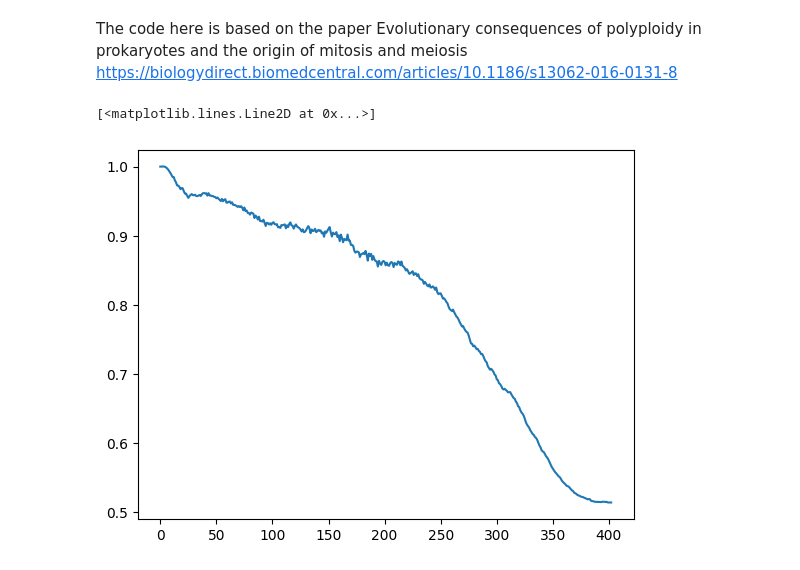
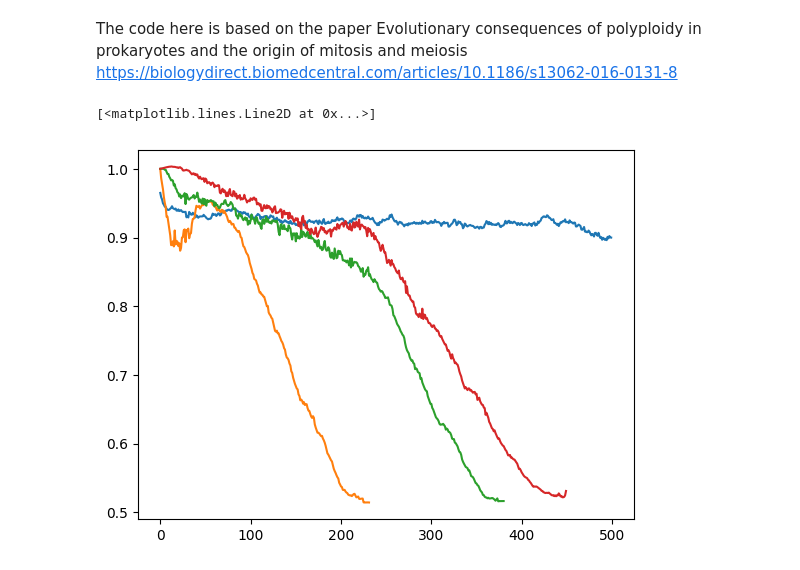
Before and after one commit to AustereTriceratops/scratch, a Jupyter notebook: polyploidy.ipynb, the cells around one changed output. Saved outputs shown, nothing was run; the diff lists cells and outputs as text; code cells hidden in the pictures.

Commit message:
figure 1 reproduced with exact parameters as in paper

```diff
--- a/polyploidy.ipynb
+++ b/polyploidy.ipynb
@@ -5,10 +5,6 @@ https://biologydirect.biomedcentral.com/articles/10.1186/s13062-016-0131-8
 import numpy as np
 import matplotlib.pyplot as plt
 # %%
-beneficial_mutation_rate = 0.01
-k_deleterious = 0.05
-k_beneficial = 0.1
-
 class Cell:
     def __init__(self, initial_fitness=0.99, num_genes=100, ploidy=1):
         self.ploidy = ploidy
@@ -34,7 +30,7 @@ class Cell:
 
         self.effective_fitness = (1-s) * (self.fitness - min_fitness)/divisor + s * np.random.rand()
 
-    def mutate(self, mutation_probability=0.007):
+    def mutate(self, mutation_probability=0.007, beneficial_mutation_rate=0.01, k_deleterious=0.05, k_beneficial=0.1):
         for i, chromosome in enumerate(self.genome):
             for j, gene in enumerate(chromosome):
                 mut = np.random.rand()
@@ -51,8 +47,8 @@ class Cell:
     def divide(self):
         duplicated_genome = np.repeat(self.genome, 2, axis=0)
         np.random.shuffle(duplicated_genome)
-        new_genome_1 = duplicated_genome[:self.ploidy]
-        new_genome_2 = duplicated_genome[self.ploidy: 2*self.ploidy]
+        new_genome_1 = np.copy(duplicated_genome[:self.ploidy])
+        new_genome_2 = np.copy(duplicated_genome[self.ploidy: 2*self.ploidy])
 
         new_cell_1 = Cell(initial_fitness=self.initial_fitness, num_genes=self.num_genes, ploidy=self.ploidy)
         new_cell_1.genome = new_genome_1
@@ -124,7 +134,8 @@ for i in range(500):
-# %%
-fig, ax = plt.subplots()
-
-ax.plot(average_fitness)
-# %% [output]
-[<matplotlib.lines.Line2D at 0x...>]
-[figure, removed]
+# %%
+average_fitness_monoploid = run_simulation(size=400, ploidy=1)
+average_fitness_2ploid = run_simulation(size=400, ploidy=2)
+average_fitness_6ploid = run_simulation(size=400, ploidy=6)
+average_fitness_18ploid = run_simulation(size=400, ploidy=18)
+# %% [output]
+[<matplotlib.lines.Line2D at 0x...>]
+[figure, added]
```
Also changed, not shown: parts of 2 cells of this notebook, 1 other file.
